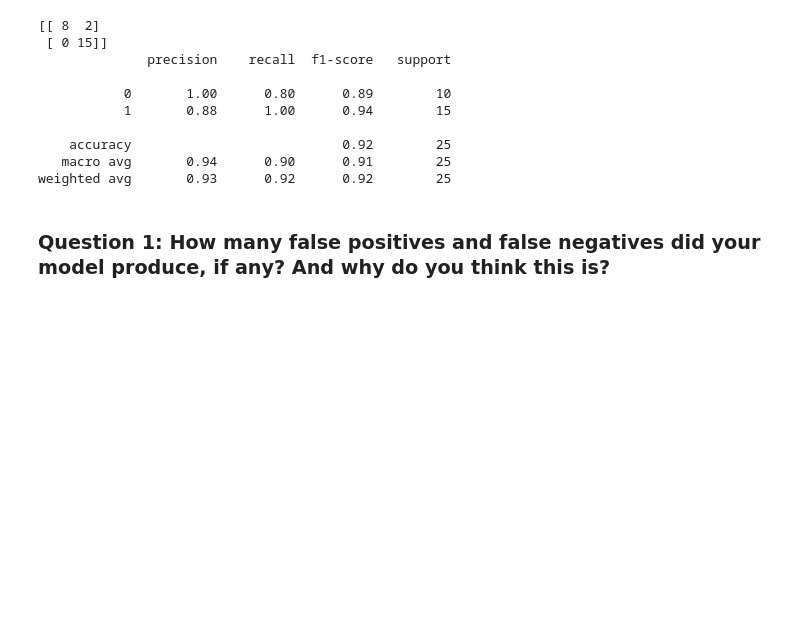
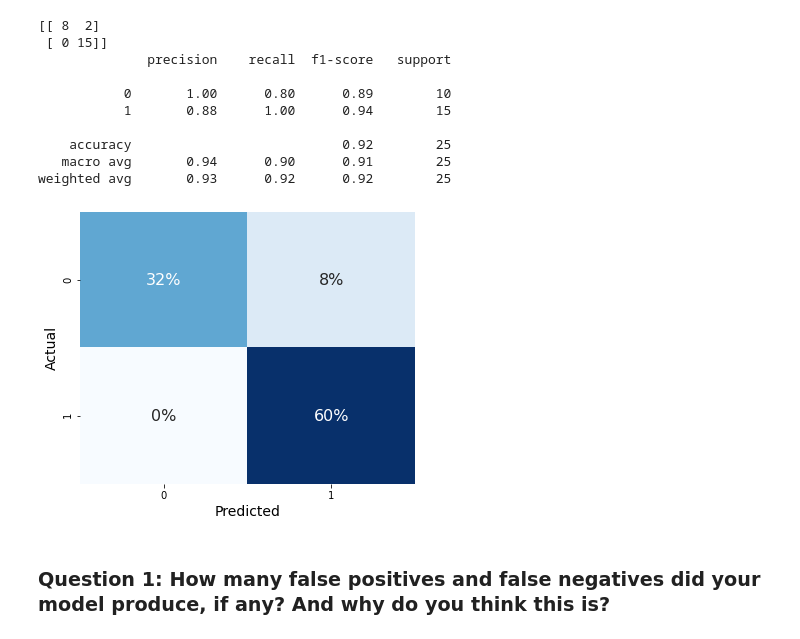
Before and after one commit to Morgan-Sell/plagiarism-detector, a Jupyter notebook: 3_Training_a_Model.ipynb, the cells around one changed output. Cells and saved outputs as stored; diff of their text form; code cells hidden in the pictures; blank space fills up the shorter version.

```diff
--- a/3_Training_a_Model.ipynb
+++ b/3_Training_a_Model.ipynb
@@ -364,7 +349,8 @@ plt.tight_layout();
 # %% [output]
 [figure]
 # %%
-print(confusion_matrix(test_y, test_y_preds))
+cf_matrix = confusion_matrix(test_y, test_y_preds)
+print(cf_matrix)
 print(classification_report(test_y, test_y_preds))
 # %% [output]
 [[ 8  2]
@@ -377,6 +363,15 @@ print(classification_report(test_y, test_y_preds))
     accuracy                           0.92        25
    macro avg       0.94      0.90      0.91        25
 weighted avg       0.93      0.92      0.92        25
+# %%
+import numpy as np
+plt.figure(figsize=(6,5))
+sns.heatmap(cf_matrix/np.sum(cf_matrix), annot=True, fmt='.0%', cmap='Blues', cbar=False, annot_kws={'size':16})
+plt.xlabel('Predicted', fontsize=14)
+plt.ylabel('Actual', fontsize=14)
+# plt.savefig('images/cf_matrix.png')
+# %% [output]
+[figure, added]
 # %% [markdown]
 ### Question 1: How many false positives and false negatives did your model produce, if any? And why do you think this is?
 # %% [markdown]
```
Also changed, not shown: parts of 3 cells of this notebook, 5 other files.
